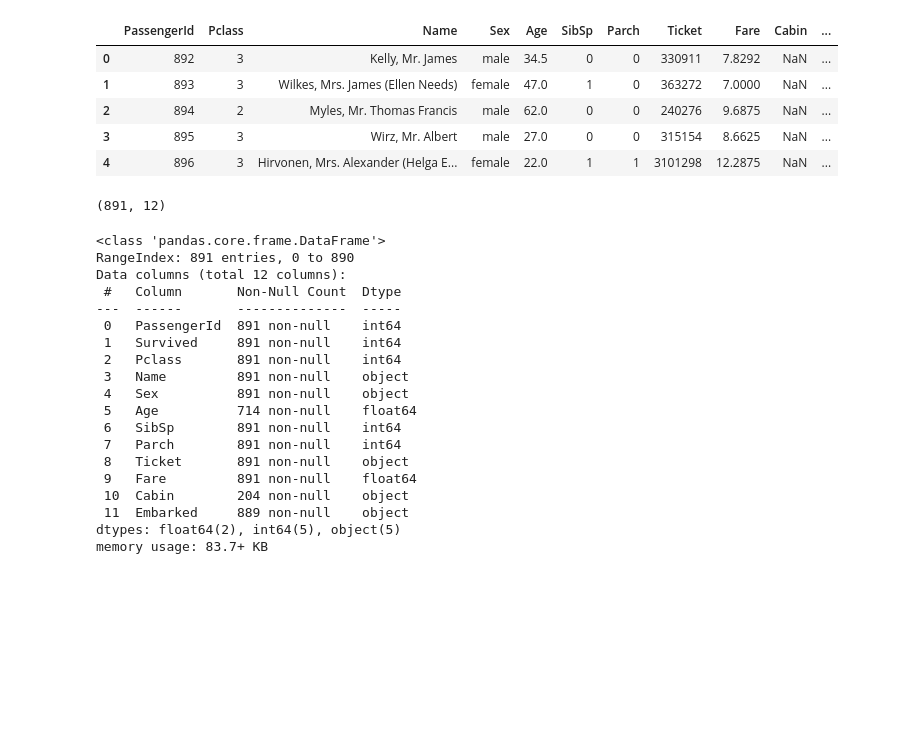
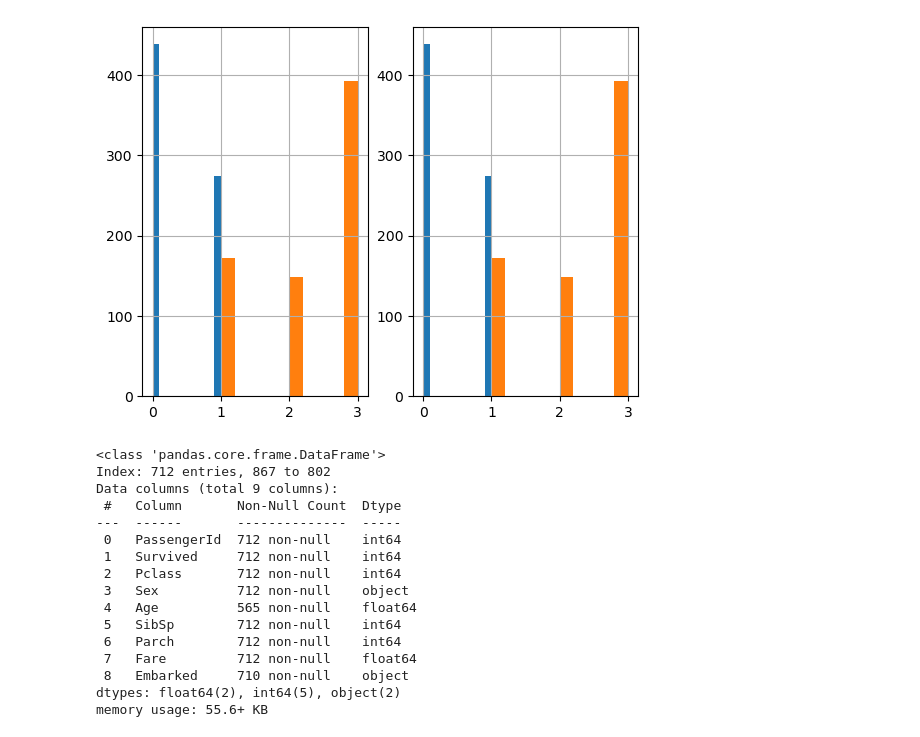
Before and after one commit to esmael-uta/Kaggle_challenge_titanic, a Jupyter notebook: notebook/eda.ipynb, the cells around one changed output. Cells and saved outputs as stored; diff of their text form; code cells hidden in the pictures; blank space fills up the shorter version.

```diff
--- a/notebook/eda.ipynb
+++ b/notebook/eda.ipynb
@@ -13,6 +13,6 @@ from sklearn.tree import DecisionTreeClassifier
 from sklearn.metrics import classification_report, confusion_matrix, accuracy_score
 # %%
 # Load the dataset
-df = pd.read_csv('../data/train.csv')
-df1 = pd.read_csv('../data/test.csv')
+train = pd.read_csv('../data/train.csv')
+test = pd.read_csv('../data/test.csv')
 # %%
@@ -24,12 +24,3 @@ df.head()
 | 2 | 3 | 1 | 3 | Heikkinen, Miss. Laina | female | 26.0 | 0 | 0 | STON/O2. 3101282 | 7.9250 | ... |
 | 3 | 4 | 1 | 1 | Futrelle, Mrs. Jacques Heath (Lil... | female | 35.0 | 1 | 0 | 113803 | 53.1000 | ... |
 | 4 | 5 | 0 | 3 | Allen, Mr. William Henry | male | 35.0 | 0 | 0 | 373450 | 8.0500 | ... |
-# %%
-df1.head()
-# %% [output]
-|  | PassengerId | Pclass | Name | Sex | Age | SibSp | Parch | Ticket | Fare | Cabin | ... |
-| 0 | 892 | 3 | Kelly, Mr. James | male | 34.5 | 0 | 0 | 330911 | 7.8292 | NaN | ... |
-| 1 | 893 | 3 | Wilkes, Mrs. James (Ellen Needs) | female | 47.0 | 1 | 0 | 363272 | 7.0000 | NaN | ... |
-| 2 | 894 | 2 | Myles, Mr. Thomas Francis | male | 62.0 | 0 | 0 | 240276 | 9.6875 | NaN | ... |
-| 3 | 895 | 3 | Wirz, Mr. Albert | male | 27.0 | 0 | 0 | 315154 | 8.6625 | NaN | ... |
-| 4 | 896 | 3 | Hirvonen, Mrs. Alexander (Helga E... | female | 22.0 | 1 | 1 | 3101298 | 12.2875 | NaN | ... |
@@ -43,26 +27,39 @@ zip_longest = df.columns.to_list() + df1.columns.to_list()
+# %%
+train.drop(['Name', 'Ticket', 'Cabin'], axis=1, inplace=True)
 # %%
-df.shape
+from sklearn.model_selection import StratifiedShuffleSplit
+split = StratifiedShuffleSplit(n_splits=1, test_size=0.2, random_state=42)
+for train_index, test_index in split.split(train, train[['Survived', 'Pclass', 'Sex']]):
+    strat_train_set = train.loc[train_index]
+    strat_test_set = train.loc[test_index]
+train = strat_train_set.copy()
-# %% [output]
-(891, 12)
 # %%
-df.info()
+plt.subplot(1, 2, 1)
+strat_train_set['Survived'].hist()
+strat_train_set['Pclass'].hist()
+
+plt.subplot(1, 2, 2)
+strat_train_set['Survived'].hist()
+strat_train_set['Pclass'].hist()
+plt.show()
 # %% [output]
-<class 'pandas.core.frame.DataFrame'>
-RangeIndex: 891 entries, 0 to 890
-Data columns (total 12 columns):
- #   Column       Non-Null Count  Dtype
----  ------       --------------  -----
- 0   PassengerId  891 non-null    int64
- 1   Survived     891 non-null    int64
- 2   Pclass       891 non-null    int64
- 3   Name         891 non-null    object
- 4   Sex          891 non-null    object
- 5   Age          714 non-null    float64
- 6   SibSp        891 non-null    int64
- 7   Parch        891 non-null    int64
- 8   Ticket       891 non-null    object
- 9   Fare         891 non-null    float64
- 10  Cabin        204 non-null    object
- 11  Embarked     889 non-null    object
-dtypes: float64(2), int64(5), object(5)
-memory usage: 83.7+ KB
+[figure, added]
+# %%
+strat_train_set.info()
+# %% [output]
+<class 'pandas.core.frame.DataFrame'>
+Index: 712 entries, 867 to 802
+Data columns (total 9 columns):
+ #   Column       Non-Null Count  Dtype
+---  ------       --------------  -----
+ 0   PassengerId  712 non-null    int64
+ 1   Survived     712 non-null    int64
+ 2   Pclass       712 non-null    int64
+ 3   Sex          712 non-null    object
+ 4   Age          565 non-null    float64
+ 5   SibSp        712 non-null    int64
+ 6   Parch        712 non-null    int64
+ 7   Fare         712 non-null    float64
+ 8   Embarked     710 non-null    object
+dtypes: float64(2), int64(5), object(2)
+memory usage: 55.6+ KB
```
Also changed, not shown: parts of 7 cells of this notebook.
